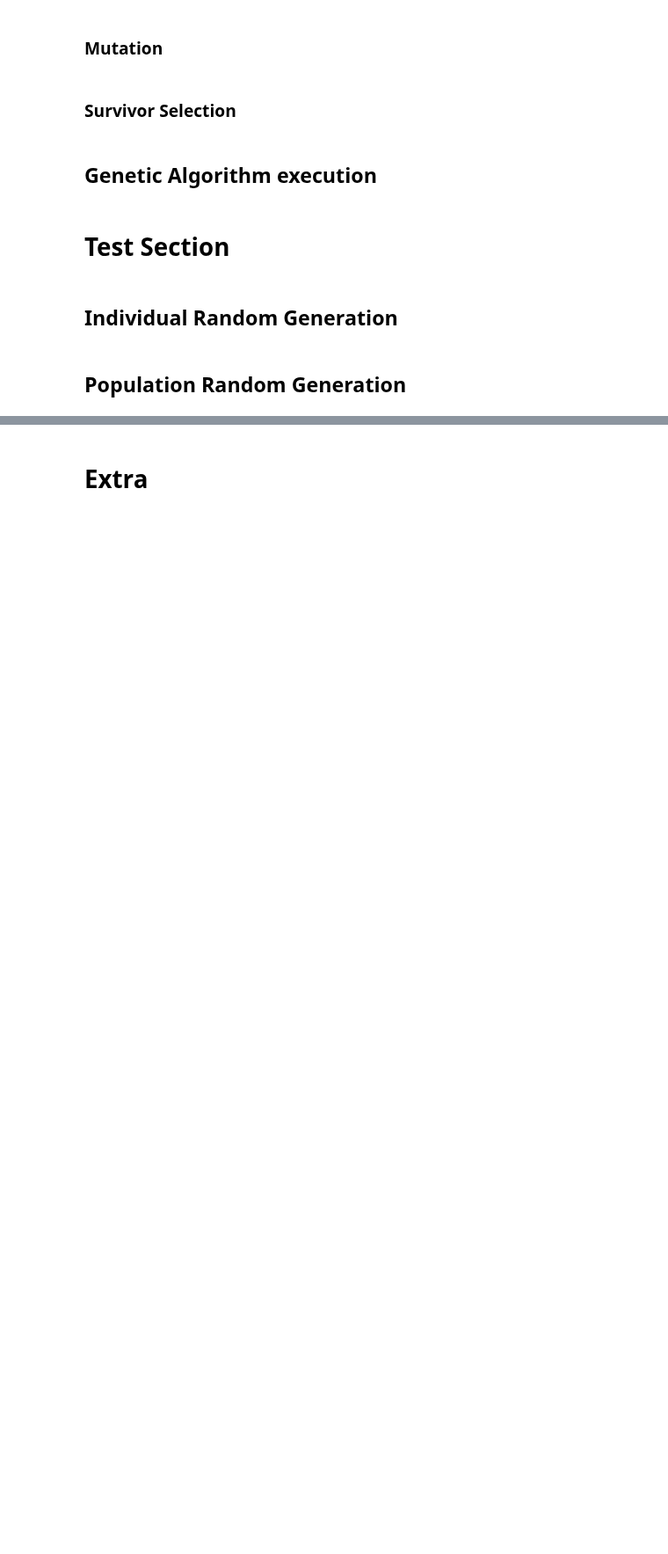
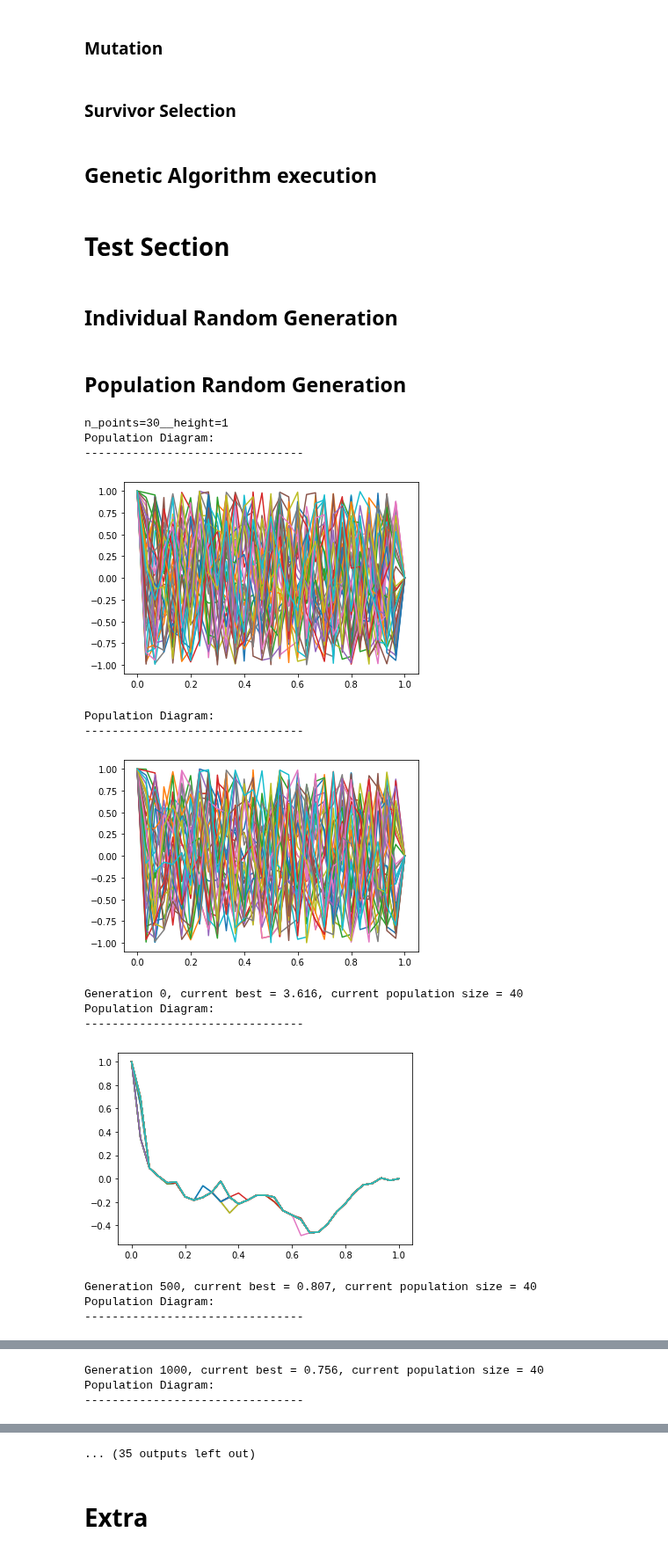
Before and after one commit to MarshaGomez/F5-MOEA-Variations, a Jupyter notebook: examples/Single_Objective_Brachistochrone.ipynb, the cells around one changed output, grey strips where cells are left out. Shown at 88% size. Saved outputs shown, nothing was run; the diff lists cells and outputs as text; code cells hidden in the pictures; blank space fills up the shorter version.

```diff
--- a/examples/Single_Objective_Brachistochrone.ipynb
+++ b/examples/Single_Objective_Brachistochrone.ipynb
@@ -204,9 +207,11 @@ class Population():
     self.population = [[self.createNewIndivid(**kwargs), 0] for i in range(self.n_individuals)]
     self.sorted_population = None
 
-    if (show_info):
+    if show_plot:
+      self.plotPopulation()
+
+    if show_info:
       self.printPopulation()
-      self.plotPopulation()
 
   def createNewIndivid(self, **kwargs):
     return(self.individual_class(**kwargs))
@@ -433,10 +442,16 @@ class Crossover():
     self.new_individuals = []
     self.pc = pc
 
+  '''
   def __del__(self):
-    print("Destructor called")
+    del self.population
+    del self.parents
+    del self.new_individuals
 
-  def getNewPopulation(self):
+    #print("Destructor called")
+  '''
+
+  def getNewIndividuals(self):
     rm.shuffle(self.parents)
     n_couple = int((len(self.parents)-1) / 2)
     for i in range(n_couple+1):
@@ -446,6 +461,8 @@ class Crossover():
 
     if show_info:
       self.printNewPopulation()
+
+    return self.new_individuals
 
   def onePointCrossover(self, parent1, parent2):
     new_child1 = deepcopy(parent1)
@@ -466,7 +483,7 @@ class Crossover():
     print('Crossover New Individuals')
     print('\n')
     for index, individual in enumerate(self.new_individuals):
-      print('Individual {:10}     |    Fitness: {:.4f}'.format(index, individual[1]))
+      print('Individual {:10}     |    Individual Y:'.format(index), *individual[0].y, sep=', ')
 
 
   def mateAvg(self,other_individ):
@@ -540,16 +566,18 @@ class Survivor_Selection():
     self.new_individuals = new_individuals
     self.new_population = []
 
+  '''
   def __del__(self):
-    print("Destructor called")
+    del self.population
+    del self.new_individuals
+    del self.new_population
+    # print("Destructor called")
+  '''
 
   def getNewPopulation(self):
 
     for individual in self.new_individuals:
-      #individual[1] = self.getFitness(individual[0])
-      print(individual[1])
-      print(individual)
-      print(self.getFitness(individual[0]))
+      individual[1] = self.getFitness(individual[0])
 
     self.new_population = self.population.population + self.new_individuals
 
@@ -558,8 +586,12 @@ class Survivor_Selection():
     self.new_population = self.new_population[: self.population.n_individuals]
     self.population.population = self.new_population
 
+    self.best, self.mean = self.getBestandMean()
+
     if show_info:
       self.printSurvivor()
+
+    return self.population
 
   def getFitness(self, individual):
     g = 9.8
@@ -585,6 +617,11 @@ class Survivor_Selection():
     F1 = (sum(t))
     return F1
 
+  def getBestandMean(self):
+    best = self.population.population[0][1]
+    mean = sum([individual[1] for individual in self.population.population])/(1.0*len(self.population.population))
+    return((best,mean))
+
   def printSurvivor(self):
     print('\n-------------------------------------')
     print('Objective Fitness 1: ', objectives[0])
@@ -801,6 +783,23 @@ if save_gif:
 # %%
 population = Population(Individual, n_individuals, n_points=n_points, height=height)
 
 GeneticAlgorithm(population=population,
                  generations=n_generations,
-                 variable=p_variable)
+                 ps=ps,
+                 pc=pc,
+                 pm=pm)
+# %% [output]
+n_points=30__height=1
+Population Diagram:
+--------------------------------
+[figure, added]
+Population Diagram:
+--------------------------------
+[figure, added]
+Generation 0, current best = 3.616, current population size = 40
+Population Diagram:
+--------------------------------
+[figure, added]
+Generation 500, current best = 0.807, current population size = 40
+Population Diagram:
+--------------------------------
@@ -806,0 +807,3 @@ GeneticAlgorithm(population=population,
+Generation 1000, current best = 0.756, current population size = 40
+Population Diagram:
+--------------------------------
@@ -807,2 +815,3 @@ GeneticAlgorithm(population=population,
+... (35 outputs left out)
 # %% [markdown]
 # Extra
```
Also changed, not shown: parts of 9 cells of this notebook.
